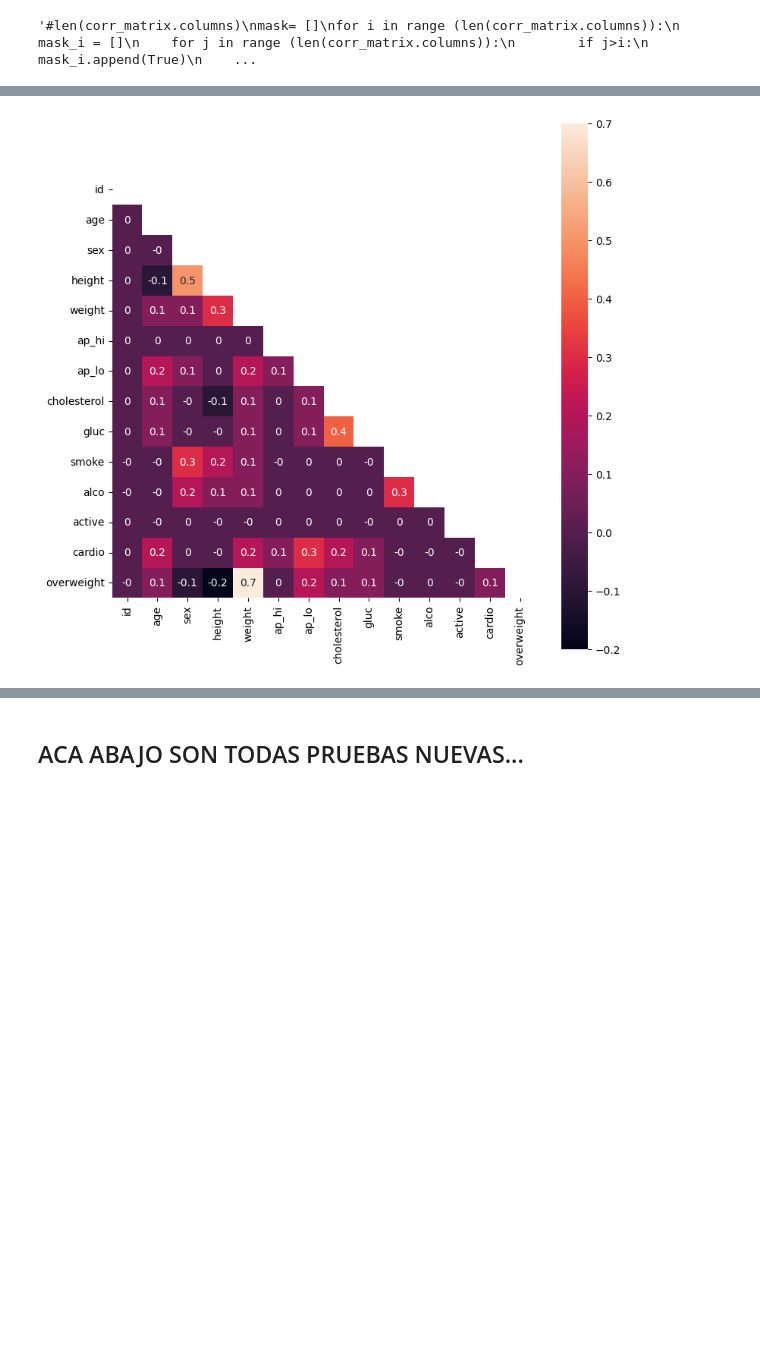
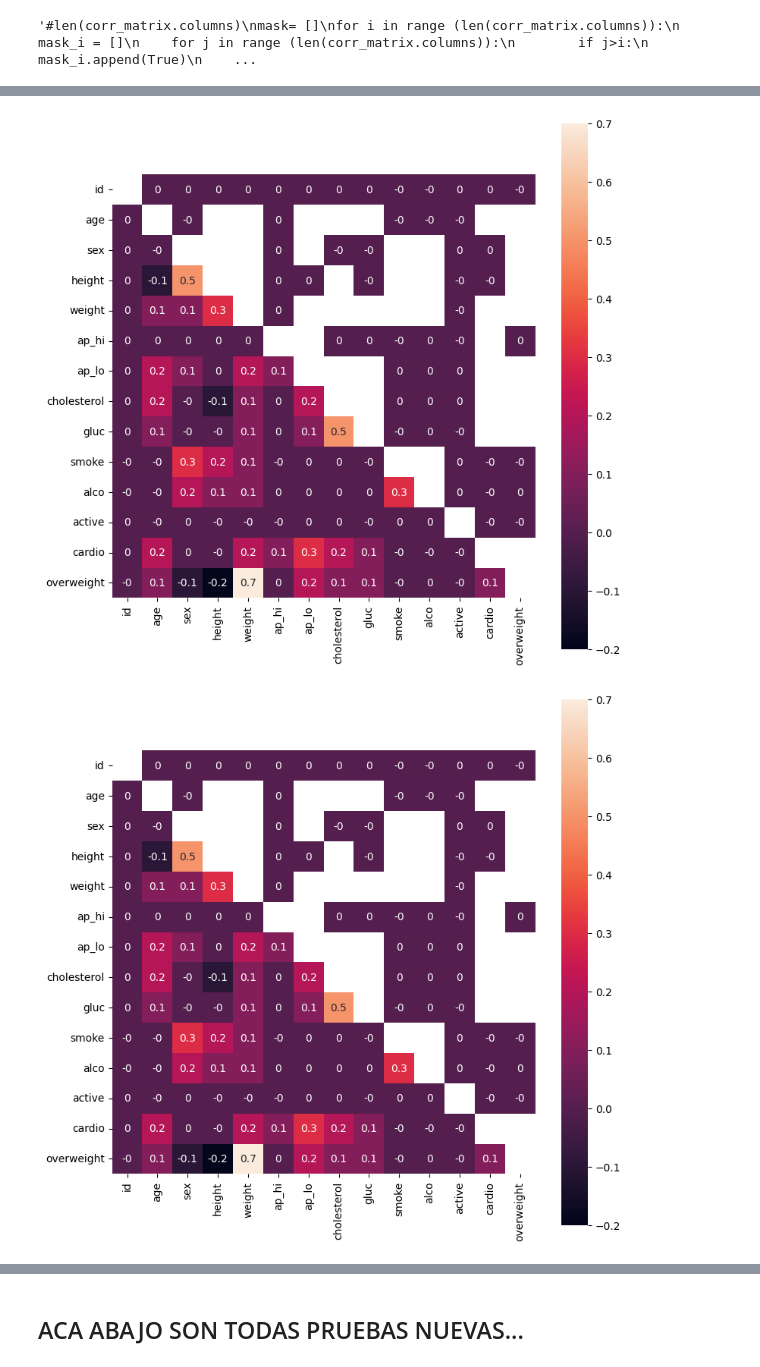
Before and after one commit to Adrieto/DataScience, a Jupyter notebook: FCC Projects - Data Analysis With Python/Medical data analyzer.ipynb, the cells around one changed output, grey strips where cells are left out. Cells and saved outputs as stored; diff of their text form; code cells hidden in the pictures; blank space fills up the shorter version.

```diff
--- a/FCC Projects - Data Analysis With Python/Medical data analyzer.ipynb
+++ b/FCC Projects - Data Analysis With Python/Medical data analyzer.ipynb
@@ -135,5 +142,3 @@ weight is more than the 97.5th percentile
 # %%
 # Guardo los cambios en el dataframe dfB. Con el metodo shape, puedo ir controlando que el dataframe
 # se modifica, es decir que tiene menos lineas ya que el original (df) es de 70000 x 14
-dfB = dfB[dfB["ap_lo"] <= dfB["ap_hi"]]
-dfB.shape
@@ -142,4 +145,9 @@ dfB.shape
 # %%
-# Acomodo la alturab. OJO que si empiezo a correr esto sucesivas veces, el dataframe se achica cada vez mas!!
-dfB = dfB[dfB["height"] >= dfB["height"].quantile(0.025)]
-dfB = dfB[dfB["height"] <= dfB["height"].quantile(0.975)]
+df_presion = dfB[dfB["ap_lo"] <= dfB["ap_hi"]]
+df_presion = df_presion[(df_presion["height"] >= df_presion["height"].quantile(0.025))
+                & (df_presion["height"] <= df_presion["height"].quantile(0.975))
+                & (df_presion["weight"] >= df_presion["weight"].quantile(0.025))
+                & (df_presion["weight"] <= df_presion["weight"].quantile(0.975))
+                ]
+
+print(df_presion.shape)#, dfAux1.shape, dfAux2.shape, df_presion.shape)
@@ -151,7 +206,7 @@ dfB = dfB[dfB["weight"] <= dfB["weight"].quantile(0.975)]
 **Create a correlation matrix using the dataset. Plot the correlation matrix using seaborn's heatmap(). Mask the upper triangle. The chart should look like examples/Figure_2.png.**
 # %%
 # First we create the correlation matrix
-corr_matrix = dfB.corr()
+corr_matrix = df_presion.corr()
 
 # We create a mask, to not display some squares
 
@@ -183,29 +238,40 @@ sns.heatmap(np.round(corr_matrix, 1), mask=upper_triangle, annot=True, square=Tr
 # %%
-def draw_heat_map(df):
+def draw_heat_map():
     # Acomodo la alturab. OJO que si empiezo a correr esto sucesivas veces,
     # el dataframe se achica cada vez mas!!
-    df_mod = df[df["height"] >= df["height"].quantile(0.025)]
-    df_mod = df[df["height"] <= df["height"].quantile(0.975)]
 
-    # Acomodo los pesos
-    df_mod = df[df["weight"] >= df["weight"].quantile(0.025)]
-    df_mod = df[df["weight"] <= df["weight"].quantile(0.975)]
+    df_presion = df[df["ap_lo"] <= df["ap_hi"]]
+    df_presion = df_presion[
+                  (df_presion["height"] >= df_presion["height"].quantile(0.025))
+                & (df_presion["height"] <= df_presion["height"].quantile(0.975))
+                & (df_presion["weight"] >= df_presion["weight"].quantile(0.025))
+                & (df_presion["weight"] <= df_presion["weight"].quantile(0.975))
+                ]
 
     # First we create the correlation matrix
-    corr_matrix = df_mod.corr()
+    corr_matrix = df_presion.corr()
+    #corr_matrix = np.round(corr_matrix, 1)
 
     # We create a mask, to not display some squares
     upper_triangle = np.triu(corr_matrix)
 
+    #Now we adjust the values
+    upper_triangle = np.round(upper_triangle,1)
+    corr_matrix = np.round(corr_matrix,1)
+
+    #print(corr_matrix.head())
+    #print(upper_triangle)
+
     # Creamos una nueva figura con Matplotlib y seteamos el tamaño:
-    fig = plt.gcf()
+    fig = plt.figure()
     fig.set_size_inches(9, 9)
-    sns.heatmap(np.round(corr_matrix, 1), mask=upper_triangle, annot=True, square=True)
+    sns.heatmap(np.round(corr_matrix,1), mask=upper_triangle, annot=True, square=True)
     # The numbers were rounded to the first decimal place
 
     fig.savefig("heatmap.png")
+    return fig
 
-
-draw_heat_map(dfB)
+draw_heat_map()
 # %% [output]
-[figure, old version]
+[figure, new version]
+[figure, added]
```
Also changed, not shown: parts of 11 cells of this notebook, 1 other file.
